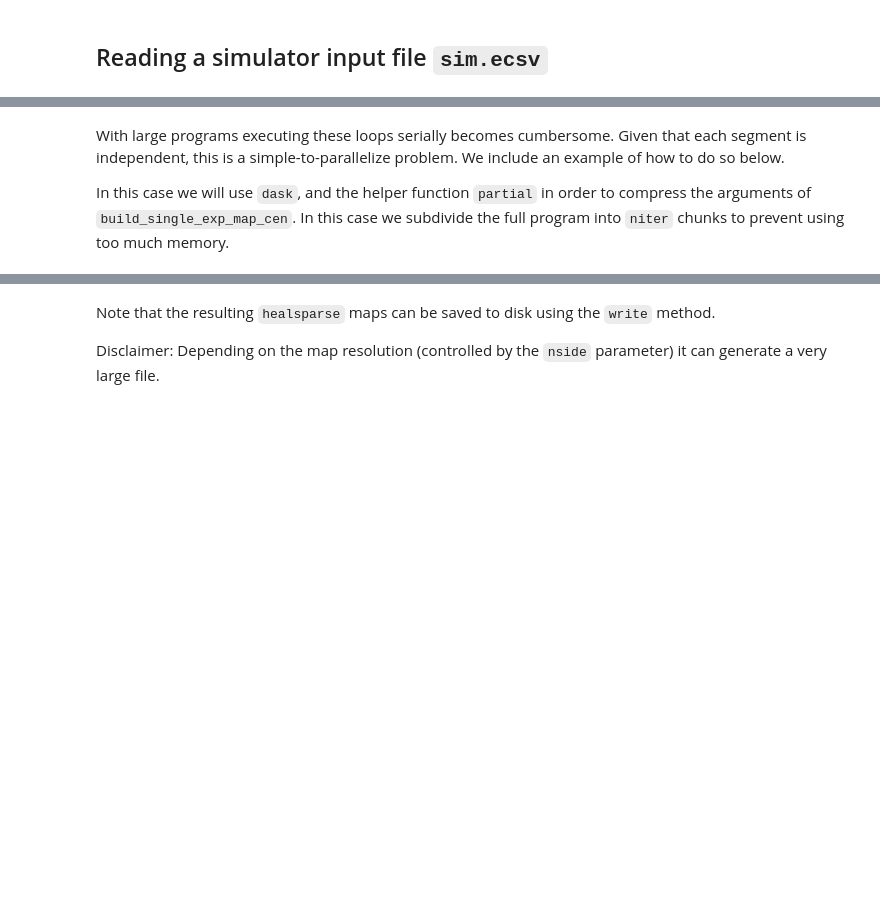
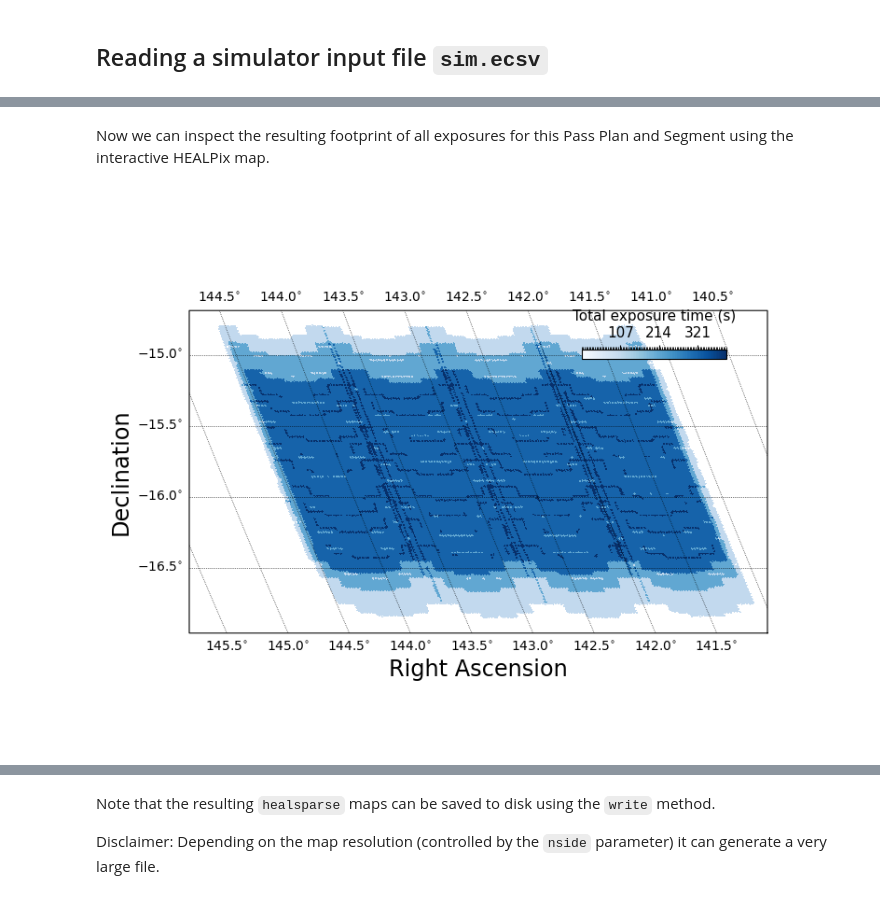
Before and after one commit to spacetelescope/roman_notebooks, a Jupyter notebook: content/notebooks/footprint_visualization/footprint_visualization.ipynb, the cells around one changed output, grey strips where cells are left out. Saved outputs shown, nothing was run; the diff lists cells and outputs as text; code cells hidden in the pictures; blank space fills up the shorter version.

```diff
--- a/content/notebooks/footprint_visualization/footprint_visualization.ipynb
+++ b/content/notebooks/footprint_visualization/footprint_visualization.ipynb
@@ -115,25 +159,27 @@ for ra, dec, pa, et in zip(ra_sim[mask_here], dec_sim[mask_here], pa_sim[mask_he
+# %% [markdown]
+Now we can inspect the resulting footprint of all exposures for this Pass Plan and Segment using the interactive HEALPix map.
 # %%
+# Define plot parameters
 fig = plt.figure(4, figsize=(8, 6))
 fig.clf()
 ax = fig.add_subplot(111)
 sp = skyproj.McBrydeSkyproj(ax=ax)
 
-# We define here a custom colorbar for illustration purposes
+# We define a custom colorbar for illustration purposes
+# and create the new map.
 cmap = plt.cm.Blues  # define the colormap
 cmaplist = [cmap(i) for i in range(cmap.N)]
-# create the new map
 cmap = matplotlib.colors.LinearSegmentedColormap.from_list(
     'Custom cmap', cmaplist, cmap.N)
 bounds = np.linspace(0, 400, 100)
 norm = matplotlib.colors.BoundaryNorm(bounds, cmap.N)
+
+# Plotting HealSparse map.
 # Note that the default is to zoom in to the range defined by the map
+plot_label = 'Total exposure time (s)'
 _ = sp.draw_hspmap(map_result, cmap=cmap, norm=norm)
-# Set up the colorbar
-cbar, _ = sp.draw_inset_colorbar(label='Total exposure time (s)', height='3%', bbox_to_anchor=(-0.06, -0.1, 1, 1), loc=1, ticks=[107, 214, 321])
+cbar, _ = sp.draw_inset_colorbar(label=plot_label, height='3%', bbox_to_anchor=(-0.06, -0.1, 1, 1), loc=1, ticks=[107, 214, 321])  # Set up the colorbar
 cbar.ax.set_xticklabels(['107', '214', '321'])
 plt.show()
+# %% [output]
+[figure, added]
-# %% [markdown]
-With large programs executing these loops serially becomes cumbersome. Given that each segment is independent, this is a simple-to-parallelize problem. We include an example of how to do so below.
-
-In this case we will use `dask`, and the helper function `partial` in order to compress the arguments of
-`build_single_exp_map_cen`. In this case we subdivide the full program into `niter` chunks to prevent using too much memory.
```
Also changed, not shown: parts of 33 cells of this notebook, 1 other file.
